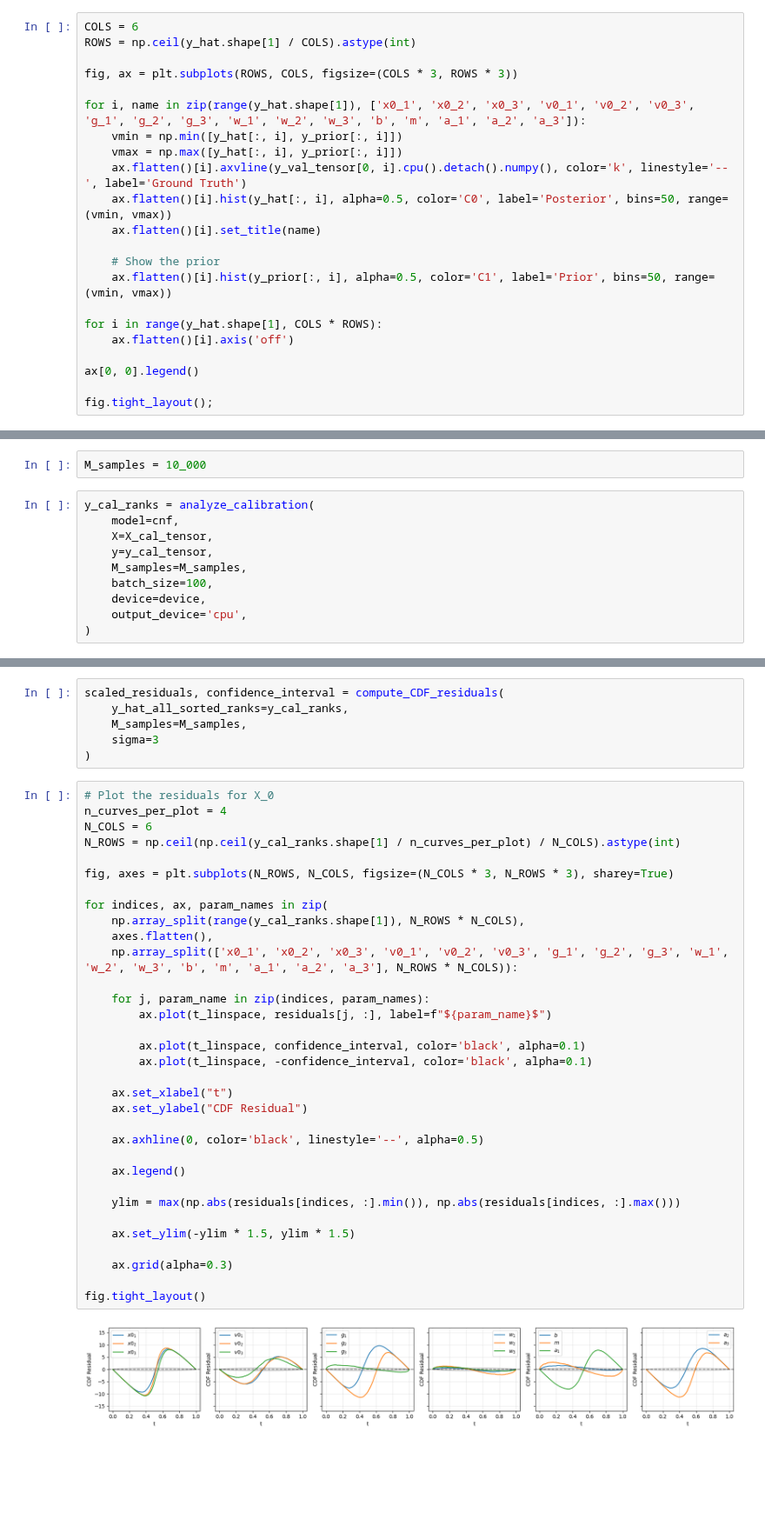
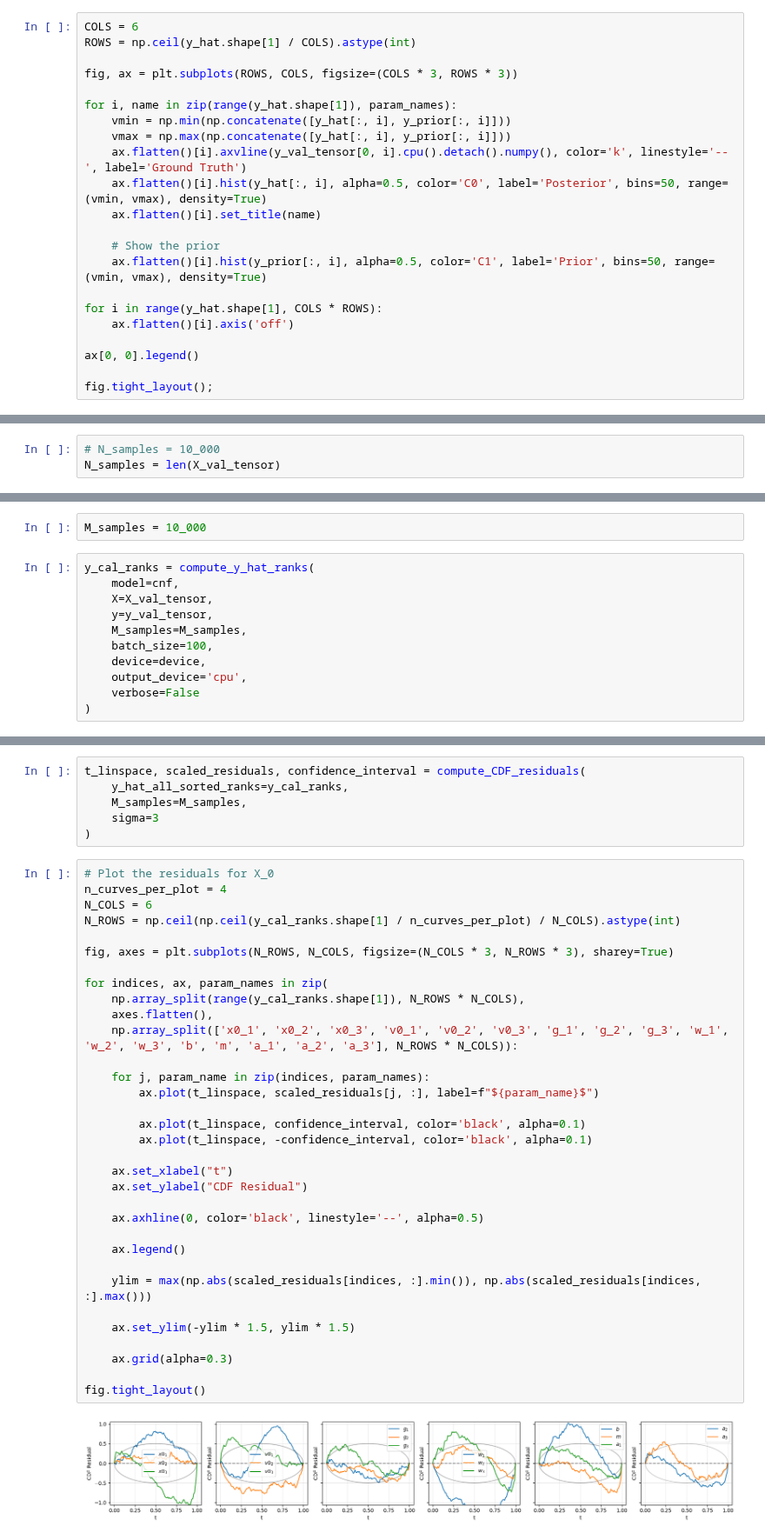
Before and after one commit to psaegert/bcnf, a Jupyter notebook: experimental/test_training.ipynb, the cells around one changed output, grey strips where cells are left out. Shown at 87% size. Saved outputs shown, nothing was run; the diff lists cells and outputs as text; blank space fills up the shorter version.

```diff
--- a/experimental/test_training.ipynb
+++ b/experimental/test_training.ipynb
@@ -156,15 +156,15 @@ ROWS = np.ceil(y_hat.shape[1] / COLS).astype(int)
 
 fig, ax = plt.subplots(ROWS, COLS, figsize=(COLS * 3, ROWS * 3))
 
-for i, name in zip(range(y_hat.shape[1]), ['x0_1', 'x0_2', 'x0_3', 'v0_1', 'v0_2', 'v0_3', 'g_1', 'g_2', 'g_3', 'w_1', 'w_2', 'w_3', 'b', 'm', 'a_1', 'a_2', 'a_3']):
-    vmin = np.min([y_hat[:, i], y_prior[:, i]])
-    vmax = np.max([y_hat[:, i], y_prior[:, i]])
+for i, name in zip(range(y_hat.shape[1]), param_names):
+    vmin = np.min(np.concatenate([y_hat[:, i], y_prior[:, i]]))
+    vmax = np.max(np.concatenate([y_hat[:, i], y_prior[:, i]]))
     ax.flatten()[i].axvline(y_val_tensor[0, i].cpu().detach().numpy(), color='k', linestyle='--', label='Ground Truth')
-    ax.flatten()[i].hist(y_hat[:, i], alpha=0.5, color='C0', label='Posterior', bins=50, range=(vmin, vmax))
+    ax.flatten()[i].hist(y_hat[:, i], alpha=0.5, color='C0', label='Posterior', bins=50, range=(vmin, vmax), density=True)
     ax.flatten()[i].set_title(name)
 
     # Show the prior
-    ax.flatten()[i].hist(y_prior[:, i], alpha=0.5, color='C1', label='Prior', bins=50, range=(vmin, vmax))
+    ax.flatten()[i].hist(y_prior[:, i], alpha=0.5, color='C1', label='Prior', bins=50, range=(vmin, vmax), density=True)
 
 for i in range(y_hat.shape[1], COLS * ROWS):
     ax.flatten()[i].axis('off')
@@ -183 +181,4 @@ N_samples = 10_000
+# %%
+# N_samples = 10_000
+N_samples = len(X_val_tensor)
 # %%
@@ -195,14 +196,15 @@ cnf.eval();
 # %%
 M_samples = 10_000
 # %%
-y_cal_ranks = analyze_calibration(
+y_cal_ranks = compute_y_hat_ranks(
     model=cnf,
-    X=X_cal_tensor,
-    y=y_cal_tensor,
+    X=X_val_tensor,
+    y=y_val_tensor,
     M_samples=M_samples,
     batch_size=100,
     device=device,
     output_device='cpu',
+    verbose=False
 )
 # %%
 # Plot a histogram of the indices for each of the three parameters
@@ -247,5 +249,5 @@ Bins outside the interval: 393 / 544 (72.2% vs 1.0% binomial interval)
 # %%
-scaled_residuals, confidence_interval = compute_CDF_residuals(
+t_linspace, scaled_residuals, confidence_interval = compute_CDF_residuals(
     y_hat_all_sorted_ranks=y_cal_ranks,
     M_samples=M_samples,
     sigma=3
@@ -255,33 +257,33 @@ scaled_residuals, confidence_interval = compute_CDF_residuals(
 n_curves_per_plot = 4
 N_COLS = 6
 N_ROWS = np.ceil(np.ceil(y_cal_ranks.shape[1] / n_curves_per_plot) / N_COLS).astype(int)
 
 fig, axes = plt.subplots(N_ROWS, N_COLS, figsize=(N_COLS * 3, N_ROWS * 3), sharey=True)
 
 for indices, ax, param_names in zip(
     np.array_split(range(y_cal_ranks.shape[1]), N_ROWS * N_COLS),
     axes.flatten(),
     np.array_split(['x0_1', 'x0_2', 'x0_3', 'v0_1', 'v0_2', 'v0_3', 'g_1', 'g_2', 'g_3', 'w_1', 'w_2', 'w_3', 'b', 'm', 'a_1', 'a_2', 'a_3'], N_ROWS * N_COLS)):
 
     for j, param_name in zip(indices, param_names):
-        ax.plot(t_linspace, residuals[j, :], label=f"${param_name}$")
+        ax.plot(t_linspace, scaled_residuals[j, :], label=f"${param_name}$")
 
         ax.plot(t_linspace, confidence_interval, color='black', alpha=0.1)
         ax.plot(t_linspace, -confidence_interval, color='black', alpha=0.1)
 
     ax.set_xlabel("t")
     ax.set_ylabel("CDF Residual")
 
     ax.axhline(0, color='black', linestyle='--', alpha=0.5)
 
     ax.legend()
 
-    ylim = max(np.abs(residuals[indices, :].min()), np.abs(residuals[indices, :].max()))
+    ylim = max(np.abs(scaled_residuals[indices, :].min()), np.abs(scaled_residuals[indices, :].max()))
 
     ax.set_ylim(-ylim * 1.5, ylim * 1.5)
 
     ax.grid(alpha=0.3)
 
 fig.tight_layout()
 # %% [output]
-[figure, old version]
+[figure, new version]
```
Also changed, not shown: parts of 18 cells of this notebook, 7 other files.
